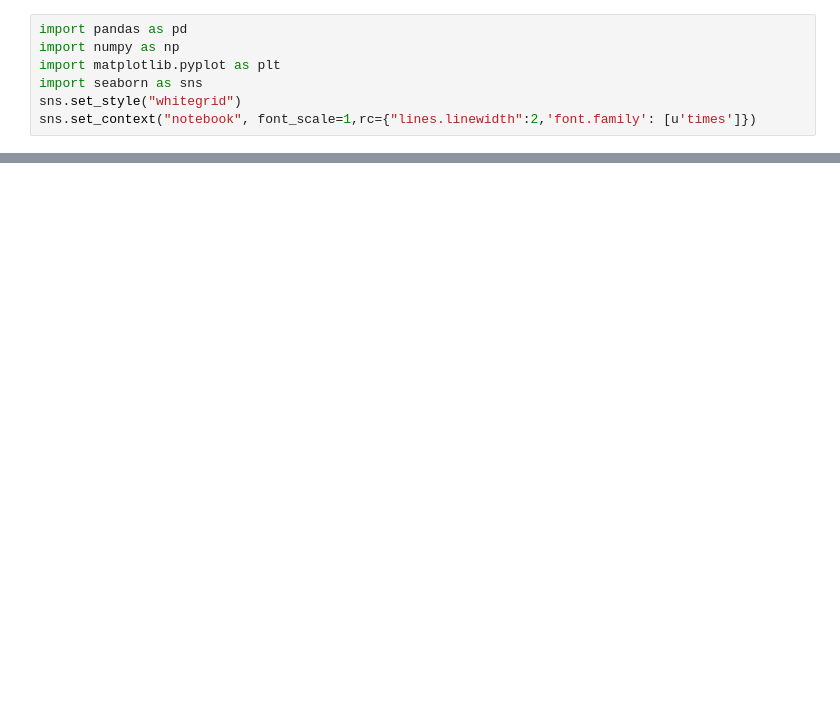
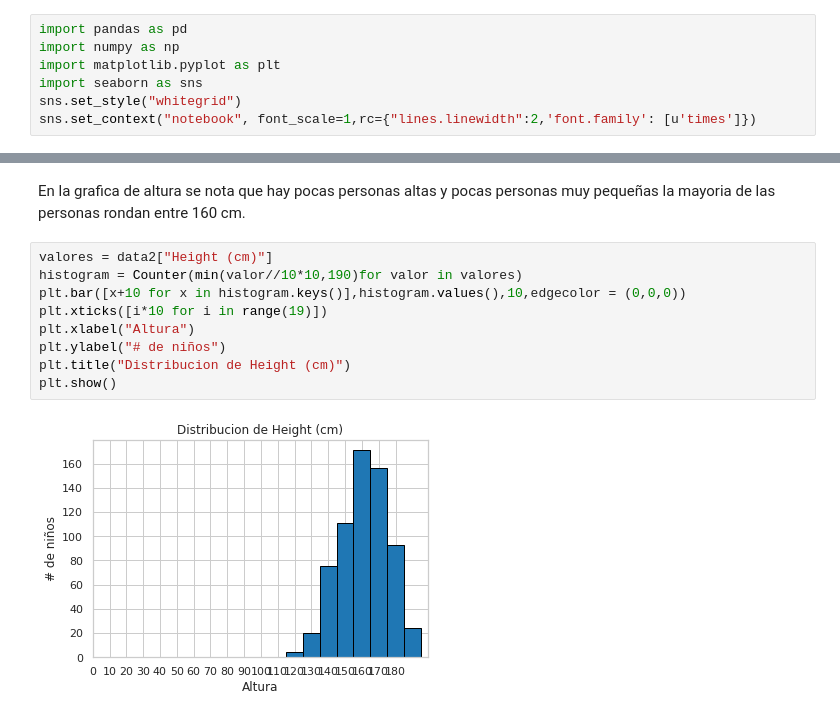
Before and after one commit to RodoBP/TC10025_A01250513, a Jupyter notebook: Mapas de calor y boxplots/Mapas de calor y boxplots.ipynb, the cells around one changed output, grey strips where cells are left out. Saved outputs shown, nothing was run; the diff lists cells and outputs as text; blank space fills up the shorter version.

```diff
--- a/Mapas de calor y boxplots/Mapas de calor y boxplots.ipynb
+++ b/Mapas de calor y boxplots/Mapas de calor y boxplots.ipynb
@@ -89,0 +128,13 @@ plt.show()
+# %% [markdown]
+En la grafica de altura se nota que hay pocas personas altas y pocas personas muy pequeñas la mayoria de las personas rondan entre 160 cm.
+# %%
+valores = data2["Height (cm)"]
+histogram = Counter(min(valor//10*10,190)for valor in valores)
+plt.bar([x+10 for x in histogram.keys()],histogram.values(),10,edgecolor = (0,0,0))
+plt.xticks([i*10 for i in range(19)])
+plt.xlabel("Altura")
+plt.ylabel("# de niños")
+plt.title("Distribucion de Height (cm)")
+plt.show()
+# %% [output]
+[figure, added]
```
Also changed, not shown: parts of 38 cells of this notebook, 1 other file.
